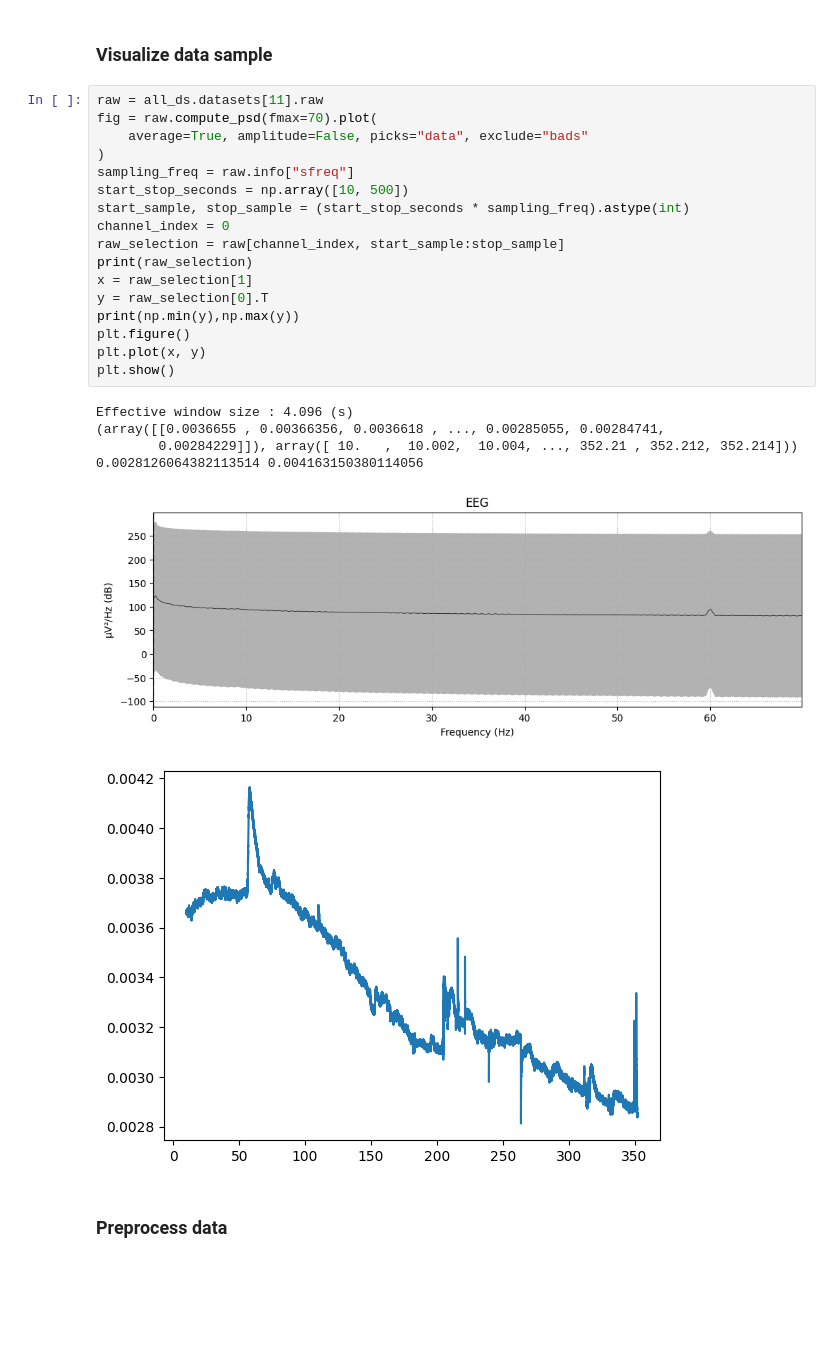
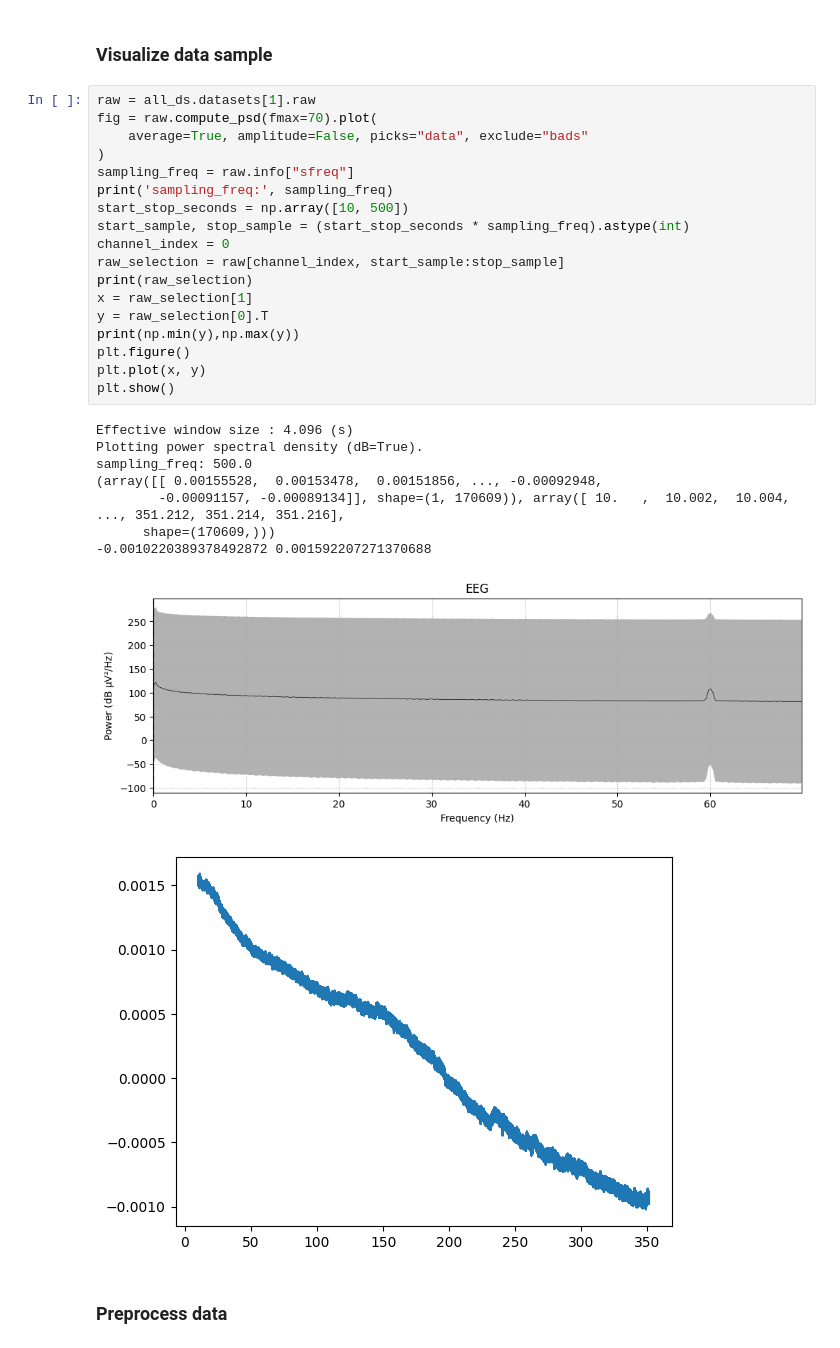
Before and after one commit to sccn/eeg-ssl, a Jupyter notebook: notebooks/HBN_braindecode.ipynb, the cells around one changed output. Cells and saved outputs as stored; diff of their text form; blank space fills up the shorter version.

```diff
--- a/notebooks/HBN_braindecode.ipynb
+++ b/notebooks/HBN_braindecode.ipynb
@@ -59,29 +101,33 @@ all_ds = loaded_dataset
 # %% [markdown]
 ### Visualize data sample
 # %%
-raw = all_ds.datasets[11].raw
+raw = all_ds.datasets[1].raw
 fig = raw.compute_psd(fmax=70).plot(
     average=True, amplitude=False, picks="data", exclude="bads"
 )
 sampling_freq = raw.info["sfreq"]
+print('sampling_freq:', sampling_freq)
 start_stop_seconds = np.array([10, 500])
 start_sample, stop_sample = (start_stop_seconds * sampling_freq).astype(int)
 channel_index = 0
 raw_selection = raw[channel_index, start_sample:stop_sample]
 print(raw_selection)
 x = raw_selection[1]
 y = raw_selection[0].T
 print(np.min(y),np.max(y))
 plt.figure()
 plt.plot(x, y)
 plt.show()
 # %% [output]
 Effective window size : 4.096 (s)
-(array([[0.0036655 , 0.00366356, 0.0036618 , ..., 0.00285055, 0.00284741,
-        0.00284229]]), array([ 10.   ,  10.002,  10.004, ..., 352.21 , 352.212, 352.214]))
-0.0028126064382113514 0.004163150380114056
+Plotting power spectral density (dB=True).
+sampling_freq: 500.0
+(array([[ 0.00155528,  0.00153478,  0.00151856, ..., -0.00092948,
+        -0.00091157, -0.00089134]], shape=(1, 170609)), array([ 10.   ,  10.002,  10.004, ..., 351.212, 351.214, 351.216],
+      shape=(170609,)))
+-0.0010220389378492872 0.001592207271370688
-[figure, old version]
+[figure, new version]
-[figure, old version]
+[figure, new version]
 # %% [markdown]
 ### Preprocess data
 # %%
```
Also changed, not shown: parts of 18 cells of this notebook, 9 other files.
